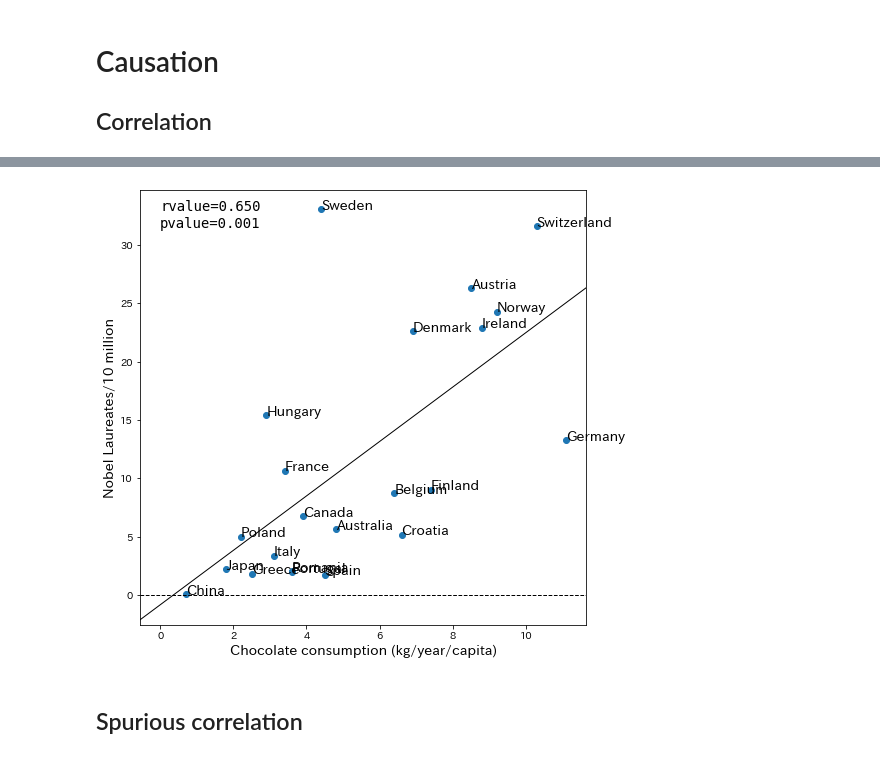
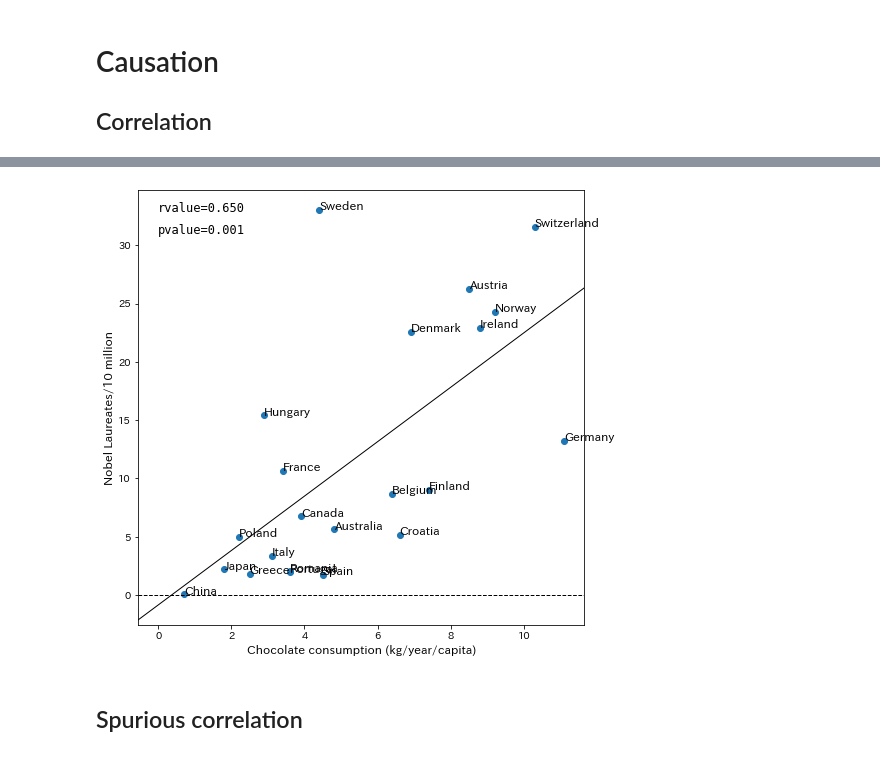
Before and after one commit to haraoka-screen/notebooks, a Jupyter notebook: causation_and_correlation.ipynb, the cells around one changed output, grey strips where cells are left out. Saved outputs shown, nothing was run; the diff lists cells and outputs as text; code cells hidden in the pictures.

```diff
--- a/causation_and_correlation.ipynb
+++ b/causation_and_correlation.ipynb
@@ -357,9 +357,9 @@ df = df.merge(df2, left_on="Country", right_on="Entity")
 df = df.merge(df3, left_on="Country", right_on="Country/Territory")
 # %%
 plt.figure(figsize=(8, 8))
-plt.scatter(df["Chocolate consumption (kg/year/capita)"], df["Laureates/10 million"])
+plt.scatter(df["Chocolate consumption (kg/year/capita)"], df["Nobel Laureates/10 million"])
 for i, row in df.iterrows():
-    plt.annotate(row["Country"], (row["Chocolate consumption (kg/year/capita)"], row["Laureates/10 million"]), fontsize=14)
+    plt.annotate(row["Country"], (row["Chocolate consumption (kg/year/capita)"], row["Nobel Laureates/10 million"]), fontsize=14)
 plt.xlabel("Chocolate consumption (kg/year/capita)", fontsize=14)
 plt.ylabel("Nobel Laureates/10 million", fontsize=14)
 plt.axhline(0, color="black", ls="dashed", lw=1)
@@ -380,21 +380,30 @@ graphviz.Source(s)
 # %% [output]
 [drawing not drawn]
 # %%
-result = st.linregress(df["Chocolate consumption (kg/year/capita)"], df["Laureates/10 million"])
+result = st.linregress(df["Chocolate consumption (kg/year/capita)"], df["Nobel Laureates/10 million"])
+
+def draw(ax, df, x_name, y_name):
+    result = st.linregress(df[x_name], df[y_name])
+
+    ax.scatter(df[x_name], df[y_name])
+    ax.axline((0, result.intercept), slope=result.slope, c="black", lw=1)
+    for i, row in df.iterrows():
+        ax.annotate(row["Country"], (row[x_name], row[y_name]), fontsize=12)
+
+    ylim = ax.get_ylim()
+    y_unit = (ylim[1] - ylim[0]) / 10
+    ax.text(0, y_unit * 9.5 + ylim[0], f"rvalue={result.rvalue:.3f}", fontsize=12, family="monospace")
+    ax.text(0, y_unit * 9 + ylim[0], f"pvalue={result.pvalue:.3f}", fontsize=12, family="monospace")
+
+    ax.set_xlabel(x_name, fontsize=12)
+    ax.set_ylabel(y_name, fontsize=12)
+    ax.axhline(0, color="black", ls="dashed", lw=1)
 
 plt.figure(figsize=(8, 8))
-plt.scatter(df["Chocolate consumption (kg/year/capita)"], df["Laureates/10 million"])
-plt.axline((0, result.intercept), slope=result.slope, c="black", lw=1)
-for i, row in df.iterrows():
-    plt.annotate(row["Country"], (row["Chocolate consumption (kg/year/capita)"], row["Laureates/10 million"]), fontsize=14)
-plt.text(0, 33, f"rvalue={result.rvalue:.3f}", fontsize=14, family="monospace")
-plt.text(0, 31.5, f"pvalue={result.pvalue:.3f}", fontsize=14, family="monospace")
-plt.xlabel("Chocolate consumption (kg/year/capita)", fontsize=14)
-plt.ylabel("Nobel Laureates/10 million", fontsize=14)
-plt.axhline(0, color="black", ls="dashed", lw=1)
+draw(plt.gca(), df, "Chocolate consumption (kg/year/capita)", "Nobel Laureates/10 million")
 plt.show()
 # %% [output]
-[figure, old version]
+[figure, new version]
 # %% [markdown]
 ## Spurious correlation
 # %%
```
Also changed, not shown: parts of 8 cells of this notebook.
